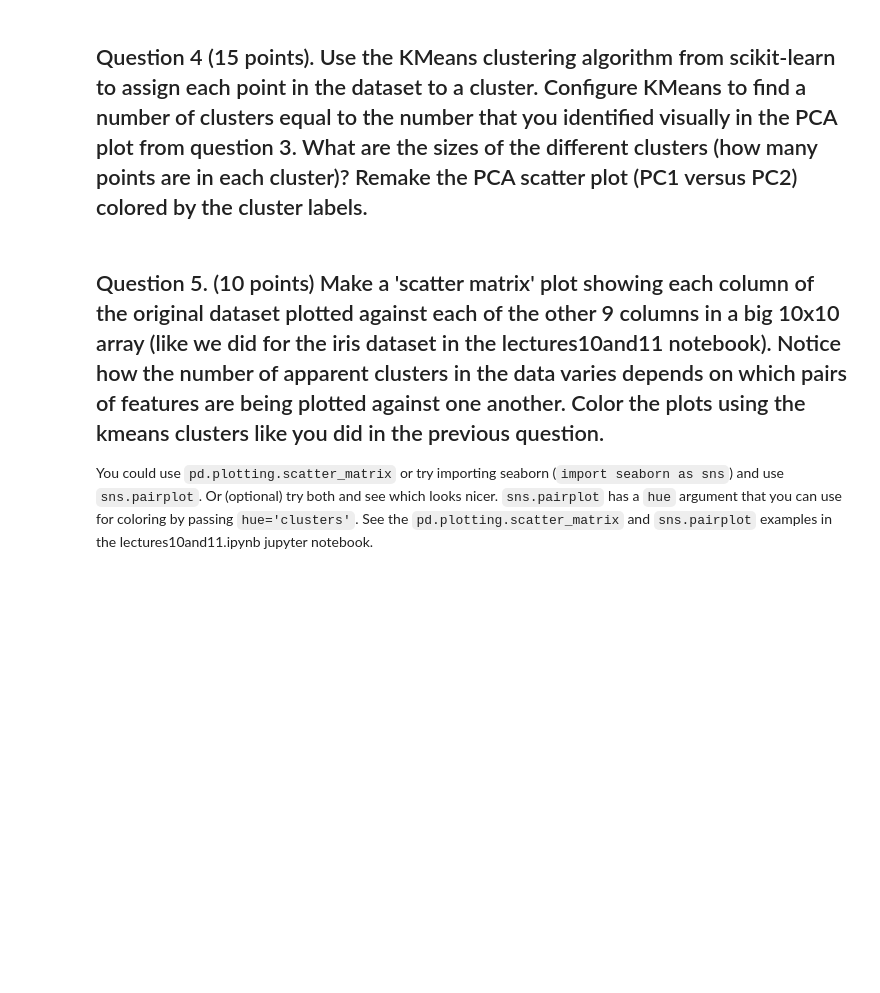
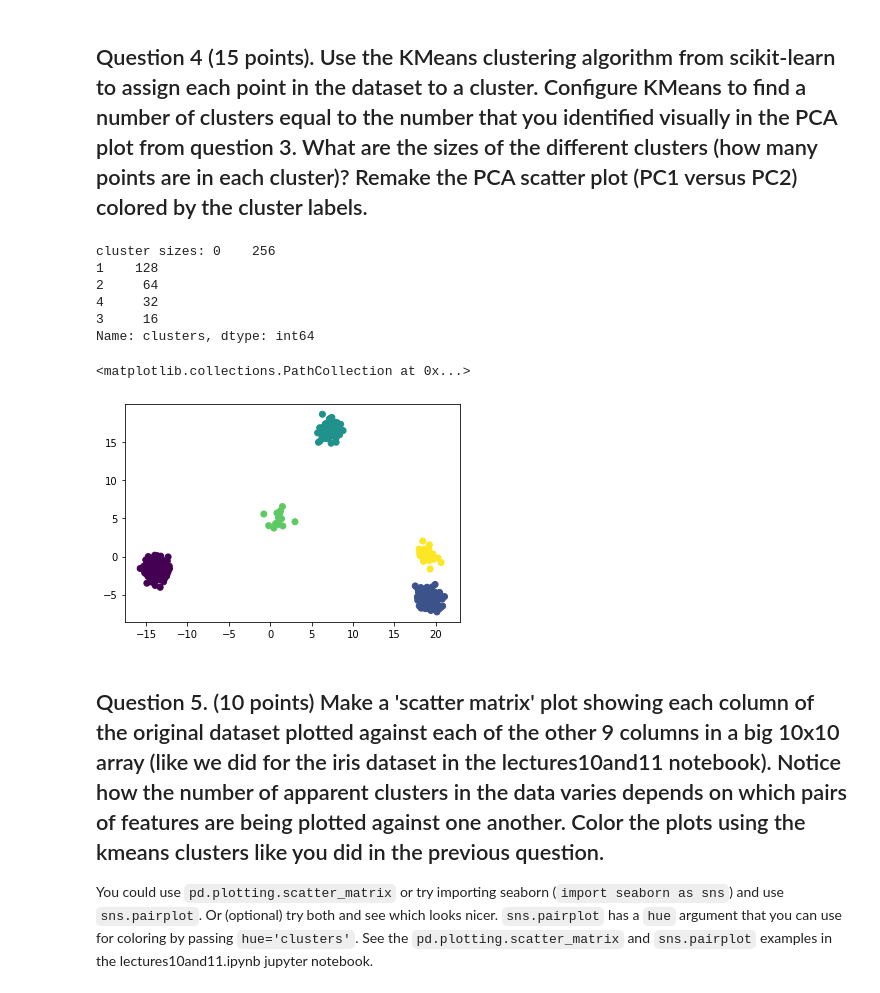
Before and after one commit to boothcl/tfcb_2024, a Jupyter notebook: homeworks/homework05/homework05.ipynb, the cells around one changed output. Cells and saved outputs as stored; diff of their text form; code cells hidden in the pictures; blank space fills up the shorter version.

```diff
--- a/homeworks/homework05/homework05.ipynb
+++ b/homeworks/homework05/homework05.ipynb
@@ -88,30 +105,42 @@ The fraction of the total variance explained by the first two components: [0.773
 # %%
 from sklearn.cluster import KMeans
 
-nclust= # answer from Question 3
+nclust = 5
 
 # 1. create a KMeans object, call it kmeans; you'll need to tell it how many clusters to find
+kmeans = KMeans(n_clusters=nclust, random_state=10)
 
 # 2. fit the object to the data using kmeans.fit
+kmeans.fit(df)
 
 # 3. Get the list of clusters using kmeans.predict
 #    Name the returned array of cluster assignments "clusters"
+clusters = kmeans.predict(df)
 
 # To get the cluster sizes, first look at the array of clusters returned by kmeans.predict
 #    to see that the different values are integers between 0 and nclust-1, inclusive.
 
 # To get the size of each cluster, you could write a for loop over the different cluster
 # numbers, and inside the loop you could count how many elements in clusters array are
 # equal to that cluster number. Instead, do it by creating a new column in the dataframe
 # containing the cluster assignments, and using the pandas method value_counts:
 
 df['clusters'] = clusters # create a new column in the dataframe with the KMeans cluster assignments
 
 print('cluster sizes:', df['clusters'].value_counts()) # handy built-in counting method for Pandas Series objects
 
 # use this code to remake the PCA plot colored by the kmeans clusters, where "clusters" is the
 #  array returned by the kmeans.predict function
-#plt.scatter( X_pca[:,0], X_pca[:,1], c=clusters )
+plt.scatter( X_pca[:,0], X_pca[:,1], c=clusters )
+# %% [output]
+cluster sizes: 0    256
+1    128
+2     64
+4     32
+3     16
+Name: clusters, dtype: int64
+<matplotlib.collections.PathCollection at 0x...>
+[figure, added]
 # %% [markdown]
 ## Question 5. (10 points) Make a 'scatter matrix' plot showing each column of the original dataset plotted against each of the other 9 columns in a big 10x10 array (like we did for the iris dataset in the lectures10and11 notebook). Notice how the number of apparent clusters in the data varies depends on which pairs of features are being plotted against one another. Color the plots using the kmeans clusters like you did in the previous question.
 You could use `pd.plotting.scatter_matrix` or try importing seaborn (`import seaborn as sns`) and use `sns.pairplot`. Or (optional) try both and see which looks nicer. `sns.pairplot` has a `hue` argument that you can use for coloring by passing `hue='clusters'`. See the `pd.plotting.scatter_matrix` and `sns.pairplot` examples in the lectures10and11.ipynb jupyter notebook.
```
Also changed, not shown: parts of 11 cells of this notebook.
